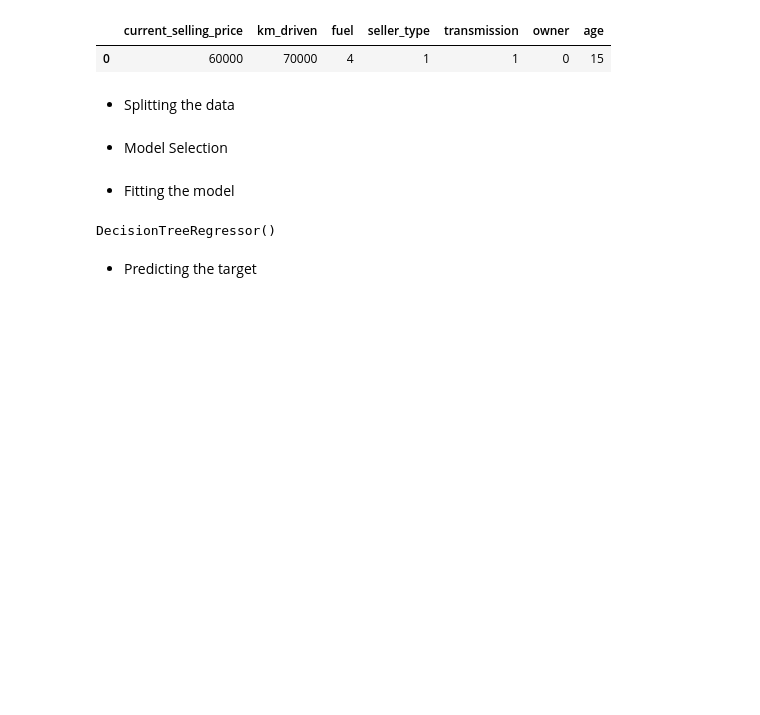
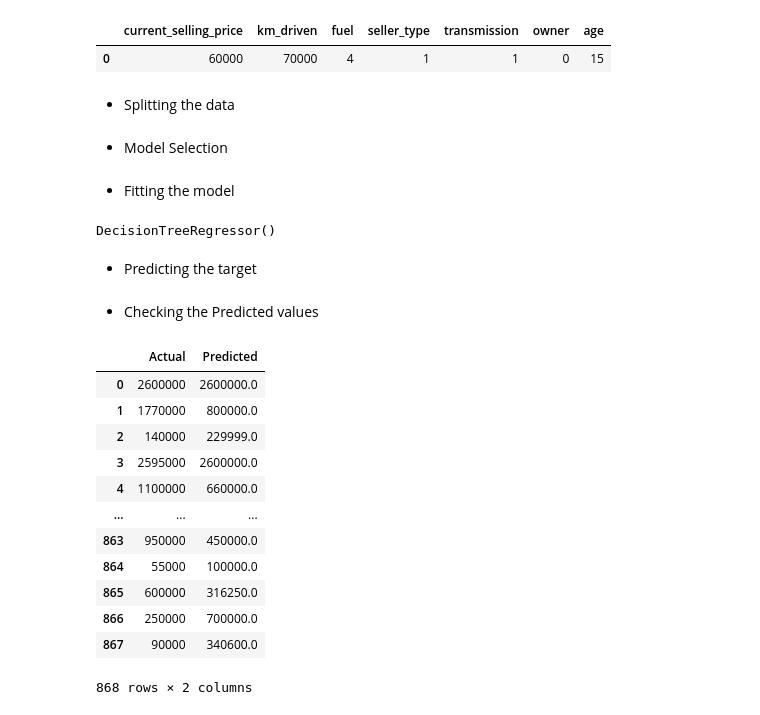
Before and after one commit to Naveen-Karanamu/Used-Cars-Price-Prediction, a Jupyter notebook: main.ipynb, the cells around one changed output. Saved outputs shown, nothing was run; the diff lists cells and outputs as text; code cells hidden in the pictures; blank space fills up the shorter version.

Commit message:
Checked: Predicted values

```diff
--- a/main.ipynb
+++ b/main.ipynb
@@ -343,3 +343,23 @@ DecisionTreeRegressor()
 * Predicting the target
 # %%
 y_pred=model.predict(x_test)
+# %% [markdown]
+* Checking the Predicted values
+# %%
+look=pd.DataFrame({"Actual":y_test,'Predicted':y_pred})
+# %%
+look
+# %% [output]
+|  | Actual | Predicted |
+| 0 | 2600000 | 2600000.0 |
+| 1 | 1770000 | 800000.0 |
+| 2 | 140000 | 229999.0 |
+| 3 | 2595000 | 2600000.0 |
+| 4 | 1100000 | 660000.0 |
+| ... | ... | ... |
+| 863 | 950000 | 450000.0 |
+| 864 | 55000 | 100000.0 |
+| 865 | 600000 | 316250.0 |
+| 866 | 250000 | 700000.0 |
+| 867 | 90000 | 340600.0 |
+868 rows × 2 columns
```
